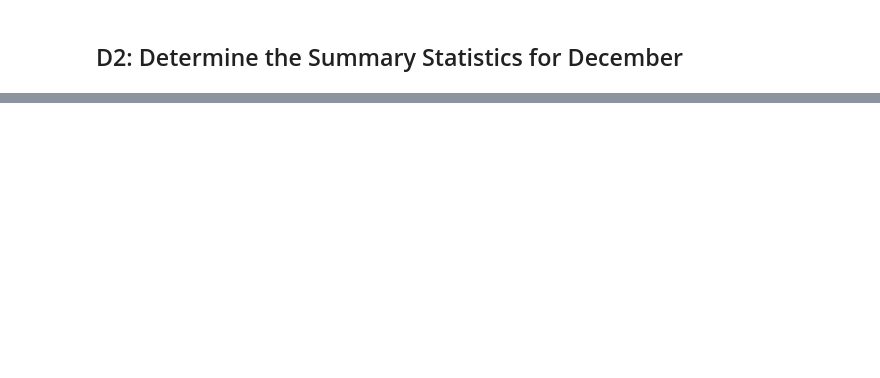
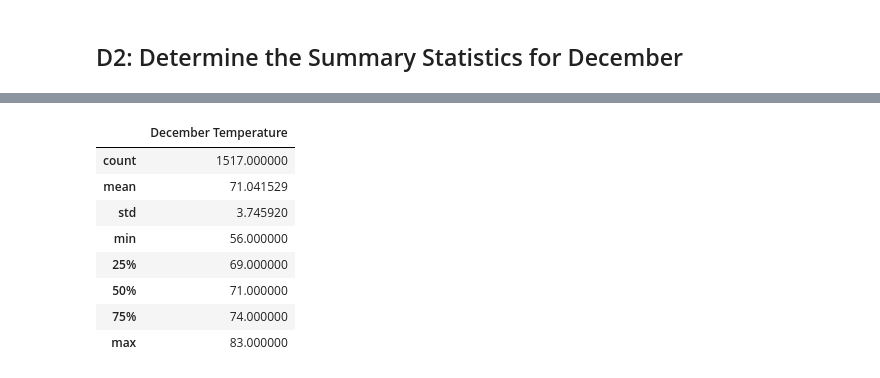
Before and after one commit to azkatieb/surfs_up, a Jupyter notebook: SurfsUp_Challenge.ipynb, the cells around one changed output, grey strips where cells are left out. Cells and saved outputs as stored; diff of their text form; code cells hidden in the pictures; blank space fills up the shorter version.

```diff
--- a/SurfsUp_Challenge.ipynb
+++ b/SurfsUp_Challenge.ipynb
@@ -46,2 +77,4 @@ resultsJune = session.query(Measurement.date).filter(Measurement.date == prev_ye
 # %%
 # 7. Convert the December temperatures to a list.
+listTempDec = [i[0] for i in tempDec]
+listTempDec
@@ -48,4 +99,16 @@ resultsJune = session.query(Measurement.date).filter(Measurement.date == prev_ye
 # %%
 # 8. Create a DataFrame from the list of temperatures for the month of December.
+decTempdf = pd.DataFrame(listTempDec, columns=["December Temperature"])
 # %%
 # 9. Calculate and print out the summary statistics for the Decemeber temperature DataFrame.
+decTempdf.describe()
+# %% [output]
+|  | December Temperature |
+| count | 1517.000000 |
+| mean | 71.041529 |
+| std | 3.745920 |
+| min | 56.000000 |
+| 25% | 69.000000 |
+| 50% | 71.000000 |
+| 75% | 74.000000 |
+| max | 83.000000 |
```
Also changed, not shown: parts of 7 cells of this notebook.
